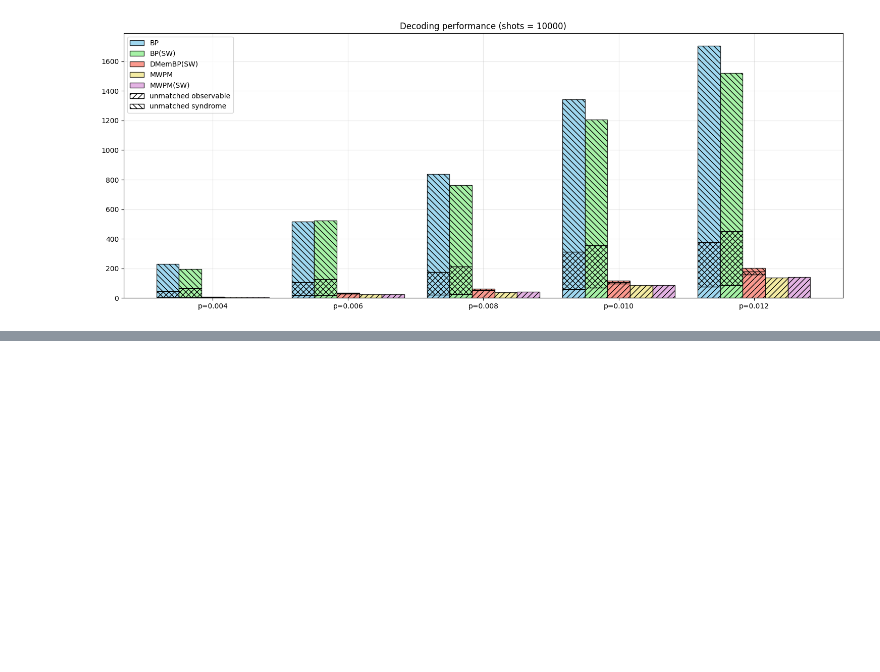
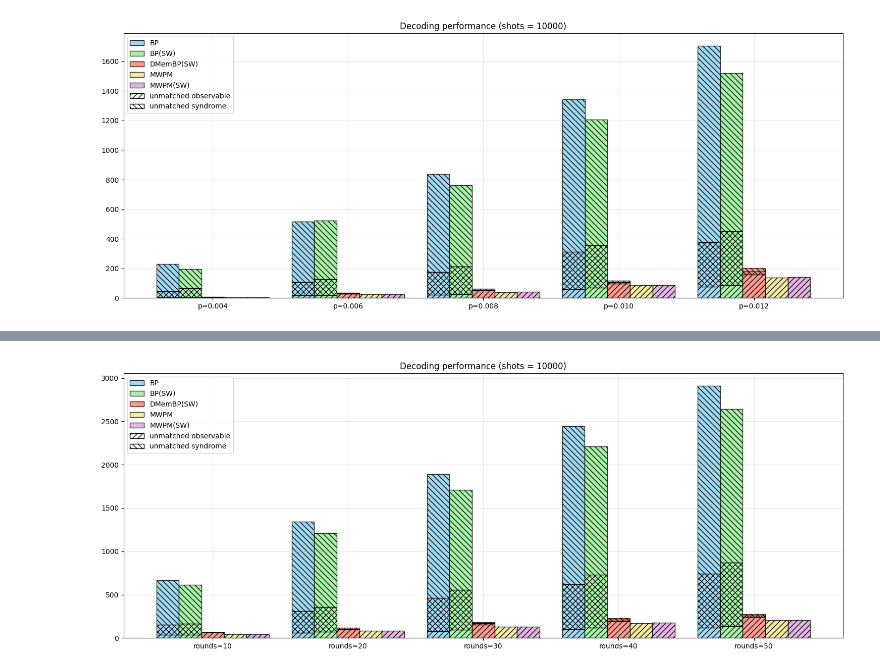
Before and after one commit to caoyingkang/QEC-decoder, a Jupyter notebook: notebooks/sliding_window.ipynb, the cells around one changed output, grey strips where cells are left out. Cells and saved outputs as stored; diff of their text form; code cells hidden in the pictures; blank space fills up the shorter version.

```diff
--- a/notebooks/sliding_window.ipynb
+++ b/notebooks/sliding_window.ipynb
@@ -100,0 +194,4 @@ stacked_bar_plot_stats(results)
+# %%
+stacked_bar_plot_stats(results)
+# %% [output]
+[figure, added]
```
Also changed, not shown: parts of 5 cells of this notebook.
